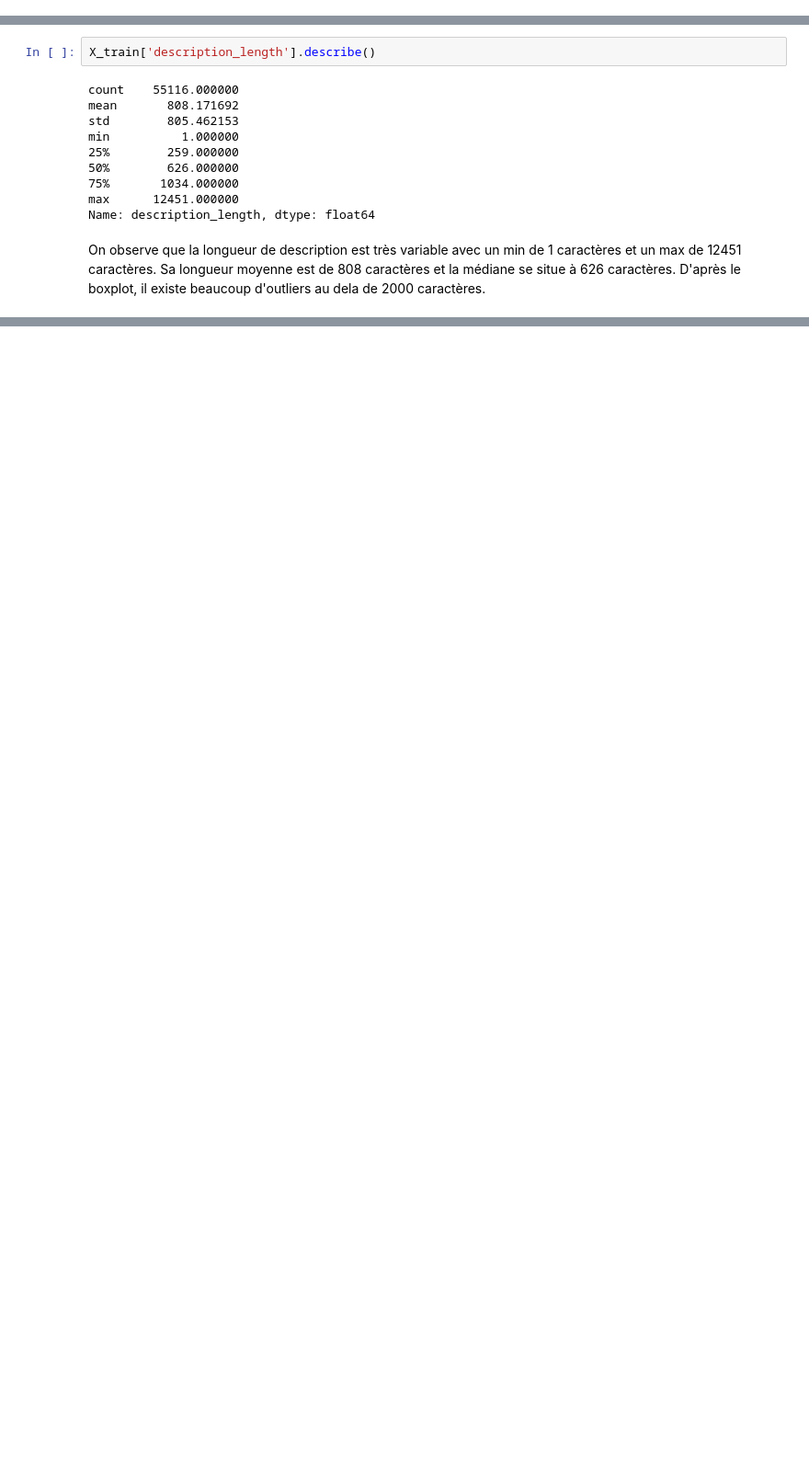
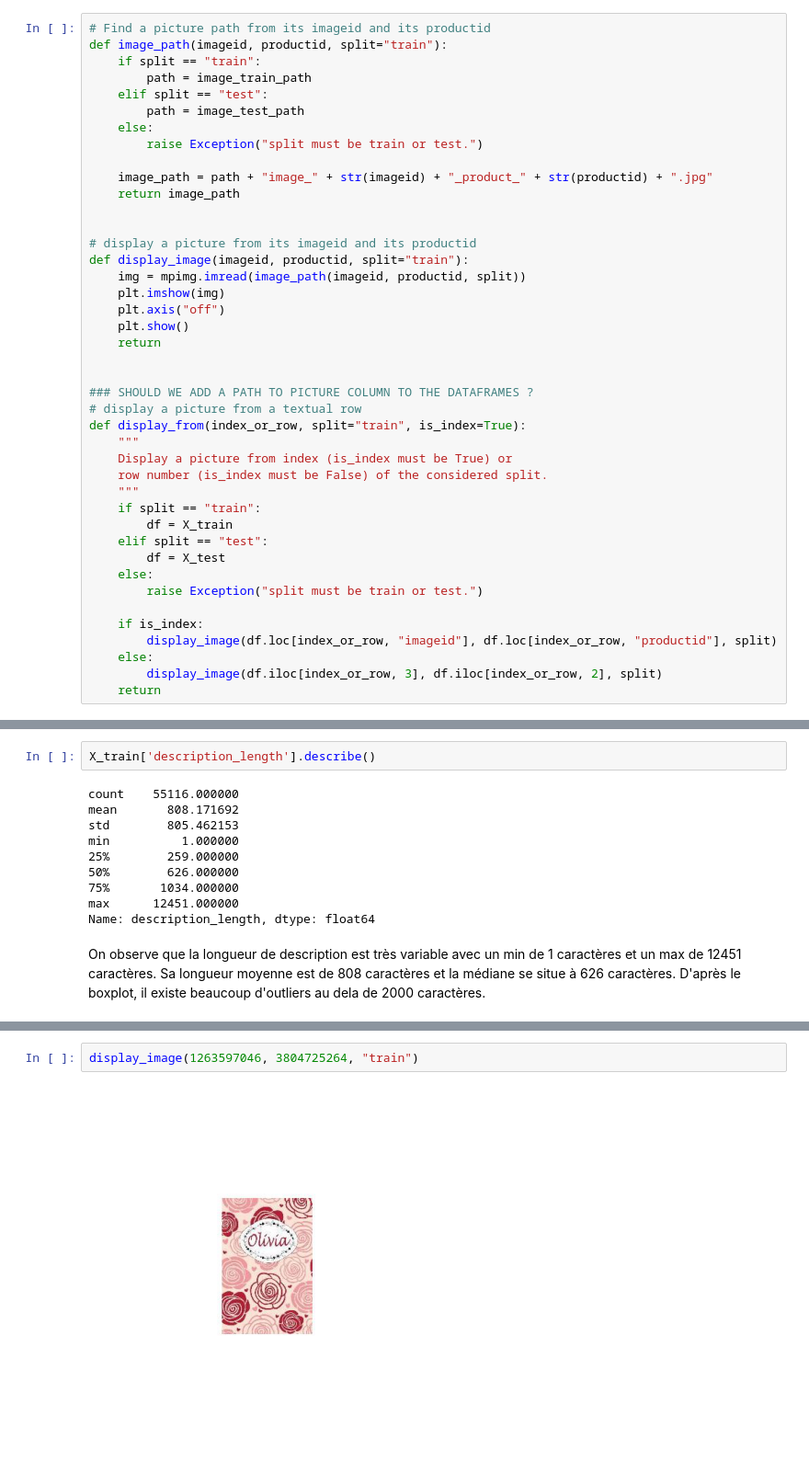
Before and after one commit to cramarokoto/datascientest-project-rakuten-product-classification, a Jupyter notebook: notebooks/exploratory_data_analysis.ipynb, the cells around one changed output, grey strips where cells are left out. Shown at 92% size. Saved outputs shown, nothing was run; the diff lists cells and outputs as text; blank space fills up the shorter version.

```diff
--- a/notebooks/exploratory_data_analysis.ipynb
+++ b/notebooks/exploratory_data_analysis.ipynb
@@ -35,2 +44,44 @@ def data_info(df, name):
+# %%
+# Find a picture path from its imageid and its productid
+def image_path(imageid, productid, split="train"):
+    if split == "train":
+        path = image_train_path
+    elif split == "test":
+        path = image_test_path
+    else:
+        raise Exception("split must be train or test.")
+
+    image_path = path + "image_" + str(imageid) + "_product_" + str(productid) + ".jpg"
+    return image_path
+
+
+# display a picture from its imageid and its productid
+def display_image(imageid, productid, split="train"):
+    img = mpimg.imread(image_path(imageid, productid, split))
+    plt.imshow(img)
+    plt.axis("off")
+    plt.show()
+    return
+
+
+### SHOULD WE ADD A PATH TO PICTURE COLUMN TO THE DATAFRAMES ?
+# display a picture from a textual row
+def display_from(index_or_row, split="train", is_index=True):
+    """
+    Display a picture from index (is_index must be True) or
+    row number (is_index must be False) of the considered split.
+    """
+    if split == "train":
+        df = X_train
+    elif split == "test":
+        df = X_test
+    else:
+        raise Exception("split must be train or test.")
+
+    if is_index:
+        display_image(df.loc[index_or_row, "imageid"], df.loc[index_or_row, "productid"], split)
+    else:
+        display_image(df.iloc[index_or_row, 3], df.iloc[index_or_row, 2], split)
+    return
 # %% [markdown]
 # Exploration des données
@@ -281,0 +351,4 @@ for code in most_descriptions + least_descriptions:
+# %%
+display_image(1263597046, 3804725264, "train")
+# %% [output]
+[figure, added]
```
Also changed, not shown: parts of 17 cells of this notebook.
